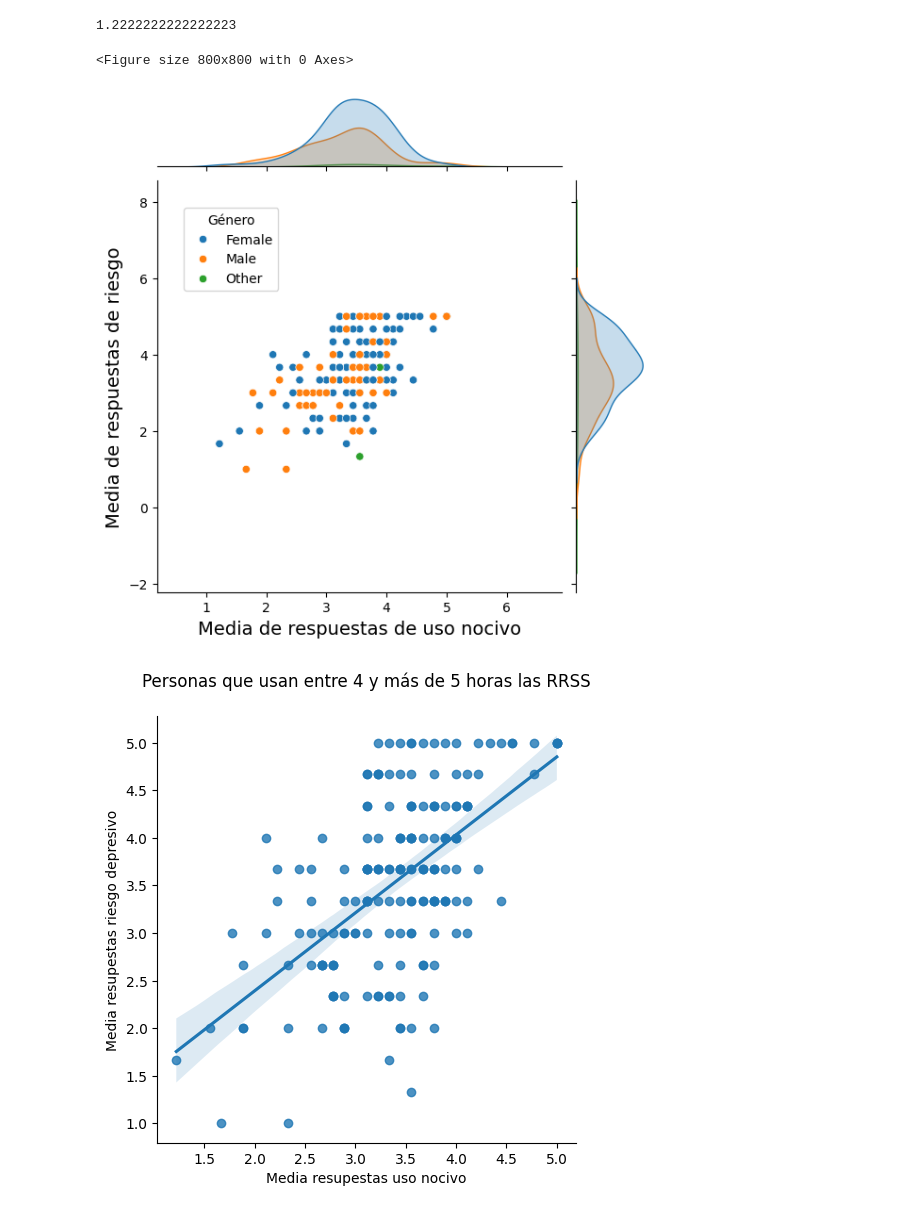
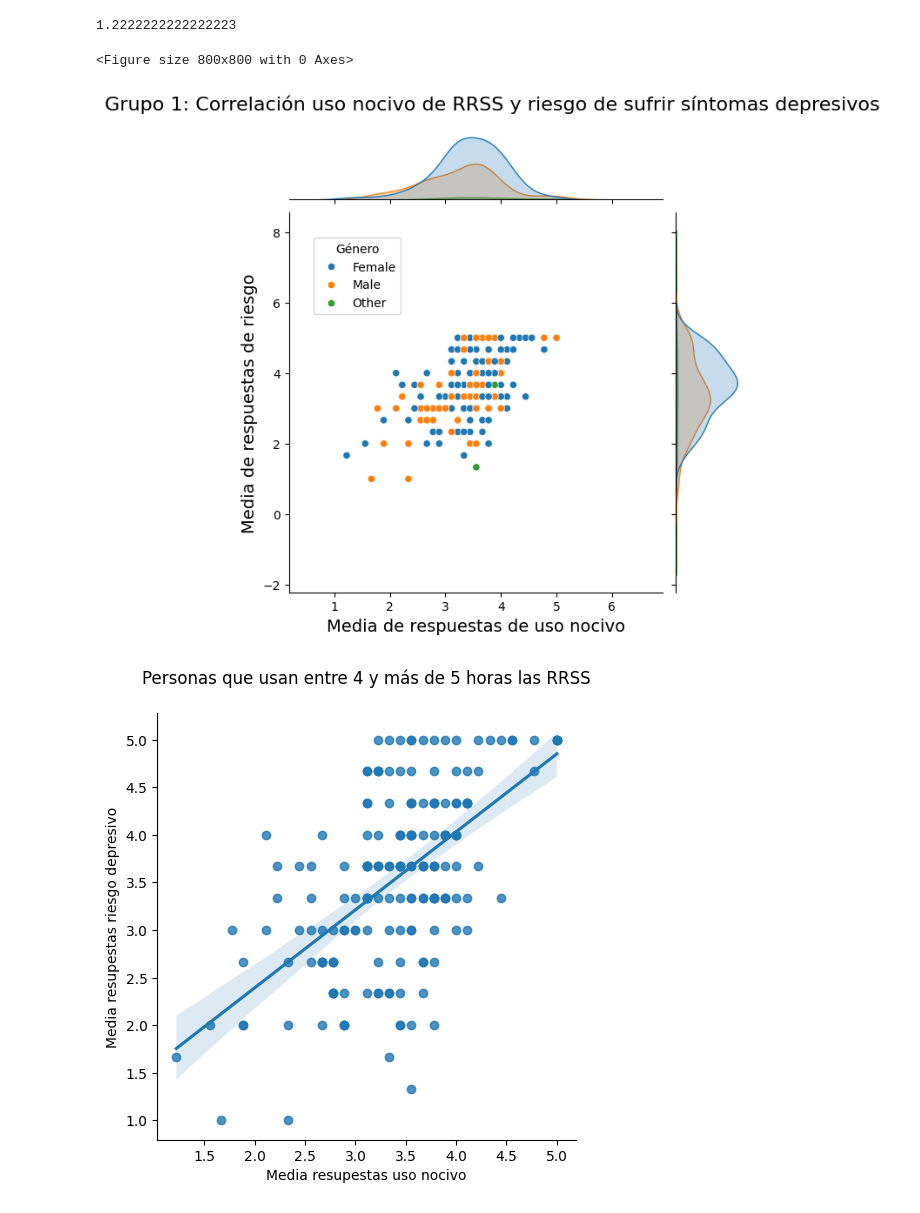
Before and after one commit to Teret90/Exploratory-Data-Analysis-on-Social-Media-Impact-on-Mental-Health, a Jupyter notebook: notebook/memoria.ipynb, the cells around one changed output. Saved outputs shown, nothing was run; the diff lists cells and outputs as text; code cells hidden in the pictures.

Commit message:
Modifications to the Readme (img), some graphs, creation of requirements.txt, and modifications to functions.py

```diff
--- a/notebook/memoria.ipynb
+++ b/notebook/memoria.ipynb
@@ -15 +23,7 @@ fuente_1 = " social media- mental health,kaggle"
+# %%
+#Ruta donde tengo el dataset
+file_path = "../data/raw/smmh.csv"
+
+#LLamada a la funión cargar_datos
+df_1 = cargar_datos(file_path)
 # %% [markdown]
@@ -106,5 +98,0 @@ Name: Timestamp, Length: 481, dtype: object
-# %%
-### Modifico columna de fecha a formato fecha por si lo necesito
-
-df_1_esp["Timestamp"]=pd.to_datetime(df_1_esp["Timestamp"])
-#df['date'] = pd.to_datetime(df['date'])
@@ -111,2 +101,3 @@ df_1_esp["Timestamp"]=pd.to_datetime(df_1_esp["Timestamp"])
 # %%
-df_1_esp = df_1_esp.loc[:, ["Timestamp", "Edad","Género" ,"Estatus relacional","Ocupación" ,"Afiliación" ,"RS_uso" ,"RS_tipo" ,"RS_tiempo_medio" ,"TDAH_1" ,"TDAH_2" ,"TDAH_3" , "TDAH_4", "Ansiedad_1" ,"Ansiedad_2","Autoestima_1" ,"Autoestima_2" ,"Autoestima_3","Depresion_1","Depresion_2","Depresion_3"]]
+
+df_1_esp = df_1_esp.loc[:, ["Edad","Género" ,"Estatus relacional","Ocupación"  ,"RS_uso" ,"RS_tipo" ,"RS_tiempo_medio" ,"TDAH_1" ,"TDAH_2" ,"TDAH_3" , "TDAH_4", "Ansiedad_1" ,"Ansiedad_2","Autoestima_1" ,"Autoestima_2" ,"Autoestima_3","Depresion_1","Depresion_2","Depresion_3"]]
@@ -423,13 +419,13 @@ df_alto_uso[["TDAH_1","TDAH_2","TDAH_3","TDAH_4","Ansiedad_1","Ansiedad_2","Auto
 # %%
 plt.figure(figsize=(8, 8))
 joint_plot = sns.jointplot(data=df_alto_uso, x=df_alto_uso["media_respuestas_uso"], y=df_alto_uso["media_respuestas_riesgo"], hue="Género")
 joint_plot.set_axis_labels("Media de respuestas de uso nocivo", "Media de respuestas de riesgo", fontsize=14)
-#joint_plot.fig.suptitle("Grupo 1: Correlación uso nocivo de RRSS y riesgo de sufrir síntomas depresivos", y=1.05, fontsize=16)
+joint_plot.fig.suptitle("Grupo 1: Correlación uso nocivo de RRSS y riesgo de sufrir síntomas depresivos", y=1.05, fontsize=16)
 joint_plot.ax_joint.legend(title="Género", loc='upper left', bbox_to_anchor=(0.05, 0.95));
 plt.show()
 # %% [output]
 <Figure size 800x800 with 0 Axes>
-[figure, old version]
+[figure, new version]
 # %%
 sns.lmplot( data = df_alto_uso, x = "media_respuestas_uso", y = "media_respuestas_riesgo" ,fit_reg = True )
 plt.title("Personas que usan entre 4 y más de 5 horas las RRSS\n")
```
Also changed, not shown: parts of 87 cells of this notebook, 5 other files.
